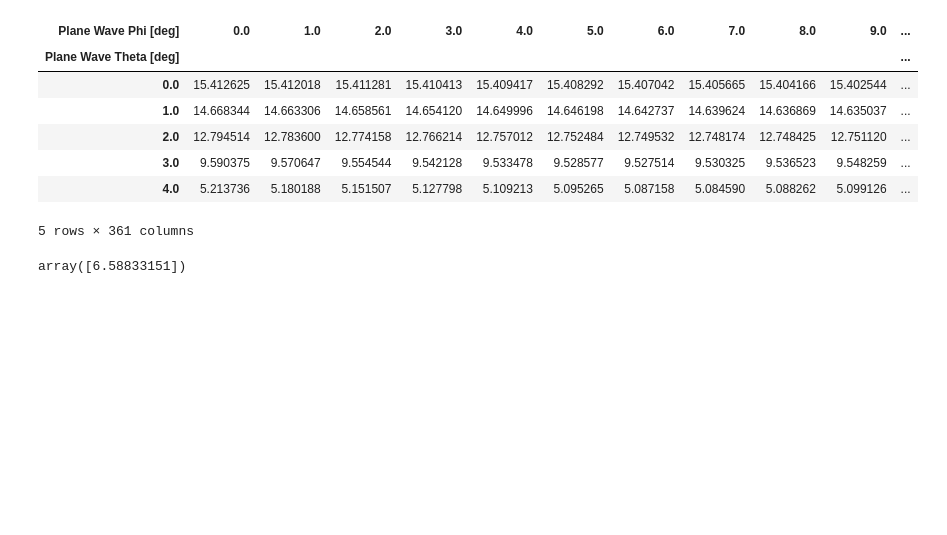
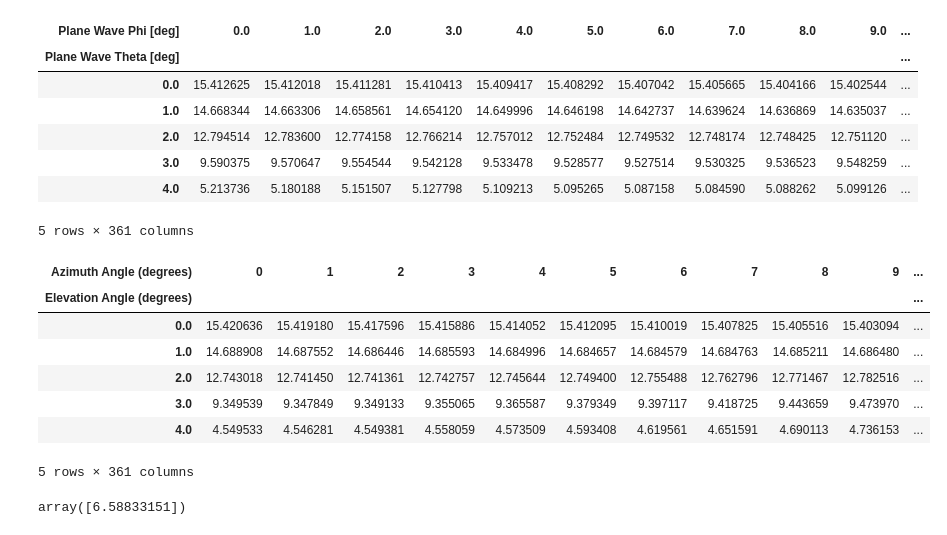
Before and after one commit to BrilliantCarrot/lwj_ws, a Jupyter notebook: radar/DataComparison.ipynb, the cells around one changed output. Cells and saved outputs as stored; diff of their text form; code cells hidden in the pictures; blank space fills up the shorter version.

```diff
--- a/radar/DataComparison.ipynb
+++ b/radar/DataComparison.ipynb
@@ -68,7 +68,7 @@ len(flattened_sth_df)
 # dat파일의 경우를 추출 후 일렬로 펼침
 
 # Let's read the provided data file to understand its structure.
-file_path = 'C:/Users/leeyj/Downloads/Tomahawk RCS Table/Comparison/Tonahawk_1_300MHz_0-180.dat'
+file_path = 'C:/Users/leeyj/Downloads/Tomahawk RCS Table/Comparison/Tomahawk_PO_3D_1_300MHz_FFE.csv'
 
 with open(file_path, 'r') as file:
     data = file.readlines()
@@ -100,3 +100,20 @@ rcs_df.to_csv(output_file_path, index=False, float_format='%.15f')
 output_file_path
 # %% [output]
 'C:/Users/leeyj/Downloads/Tomahawk RCS Table/Comparison/Tonahawk_1_300MHz_0-180.csv'
+# %%
+# ffe를 통해 얻은 csv 파일의 경우를 추출 후 일렬로 펼침
+
+file_path = 'C:/Users/leeyj/Downloads/Tomahawk RCS Table/Comparison/Tomahawk_PO_3D_1_300MHz_FFE.csv'
+output_file_path = 'C:/Users/leeyj/Downloads/Tomahawk RCS Table/Comparison/Tomahawk_PO_3D_1_300MHz_FFE_RCS.csv'
+
+with open(file_path, 'r') as file:
+    data = file.readlines()
+
+column_names = ["Elevation Angle (degrees)", "Azimuth Angle (degrees)", "RCS (dBsm)"]
+data = pd.read_csv(file_path, delimiter=',', skiprows=1, names=column_names)
+data["Elevation Angle (degrees)"] = data["Elevation Angle (degrees)"].astype(float)
+data["Azimuth Angle (degrees)"] = data["Azimuth Angle (degrees)"].astype(float)
+data["RCS (dBsm)"] = data["RCS (dBsm)"].astype(float)
+rcs_values = data["RCS (dBsm)"]
+rcs_df = pd.DataFrame(rcs_values)
+rcs_df.to_csv(output_file_path, index=False, float_format='%.15f')
@@ -156,6 +171,38 @@ pivot_data.head()
 | 3.0 | 9.590375 | 9.570647 | 9.554544 | 9.542128 | 9.533478 | 9.528577 | 9.527514 | 9.530325 | 9.536523 | 9.548259 | ... |
 | 4.0 | 5.213736 | 5.180188 | 5.151507 | 5.127798 | 5.109213 | 5.095265 | 5.087158 | 5.084590 | 5.088262 | 5.099126 | ... |
 5 rows × 361 columns
+# %%
+# 일렬로 펼쳐진 데이터를 행렬 형식으로 변환
+# ffe 파일에서 csv로 변환하는 경우
+
+file_path = 'C:/Users/leeyj/lab_ws/data/radar/Tomahawk/Tomahawk_PO_3D_1_300MHz_FFE.csv'
+
+with open(file_path, 'r') as file:
+    content = file.readlines()
+
+# Read the data into a DataFrame
+data = pd.read_csv(file_path, sep=',', skiprows=1, header=None)
+data.columns = ["Elevation Angle (degrees)", "Azimuth Angle (degrees)", "RCS (dBsm)"]
+
+# Pivot the data to have rows as "Plane Wave Theta [deg]" and columns as "Plane Wave Phi [deg]"
+pivot_data = data.pivot(index="Elevation Angle (degrees)", columns="Azimuth Angle (degrees)", values="RCS (dBsm)")
+
+# Save the pivoted data to a CSV file
+output_file_path = 'C:/Users/leeyj/lab_ws/data/radar/Tomahawk/Tomahawk_PO_3D_1_300MHz_FFE_Mat.csv'
+
+pivot_data.to_csv(output_file_path, header=False, index=False,float_format='%.15f')
+
+# Displaying the first few rows of the pivoted data to confirm the structure
+pivot_data.head()
+# %% [output]
+| Azimuth Angle (degrees) | 0 | 1 | 2 | 3 | 4 | 5 | 6 | 7 | 8 | 9 | ... |
+| Elevation Angle (degrees) |  |  |  |  |  |  |  |  |  |  | ... |
+| 0.0 | 15.420636 | 15.419180 | 15.417596 | 15.415886 | 15.414052 | 15.412095 | 15.410019 | 15.407825 | 15.405516 | 15.403094 | ... |
+| 1.0 | 14.688908 | 14.687552 | 14.686446 | 14.685593 | 14.684996 | 14.684657 | 14.684579 | 14.684763 | 14.685211 | 14.686480 | ... |
+| 2.0 | 12.743018 | 12.741450 | 12.741361 | 12.742757 | 12.745644 | 12.749400 | 12.755488 | 12.762796 | 12.771467 | 12.782516 | ... |
+| 3.0 | 9.349539 | 9.347849 | 9.349133 | 9.355065 | 9.365587 | 9.379349 | 9.397117 | 9.418725 | 9.443659 | 9.473970 | ... |
+| 4.0 | 4.549533 | 4.546281 | 4.549381 | 4.558059 | 4.573509 | 4.593408 | 4.619561 | 4.651591 | 4.690113 | 4.736153 | ... |
+5 rows × 361 columns
 # %%
 # sum(absolute_differences)/65341
 # %% [output]
```
Also changed, not shown: parts of 5 cells of this notebook, 3 other files.
